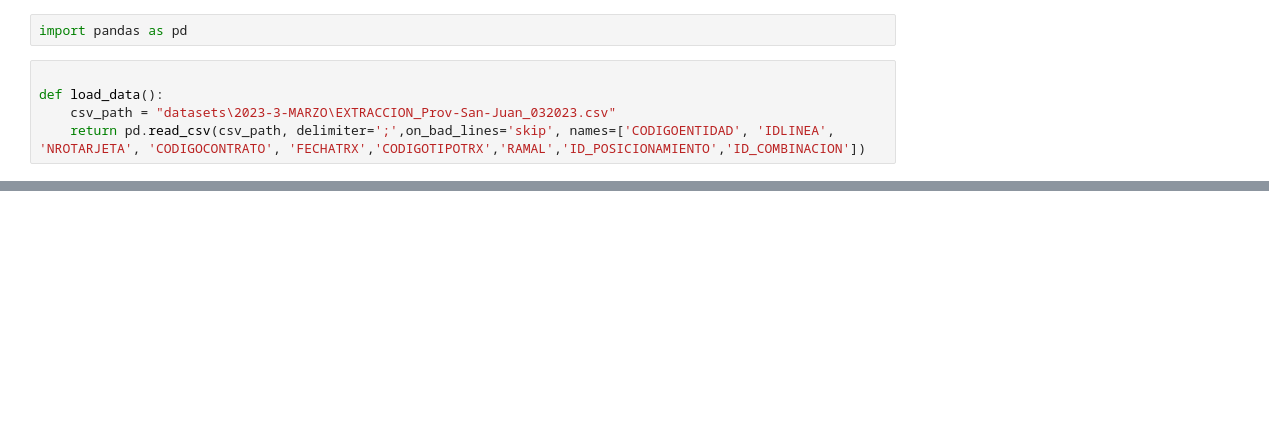
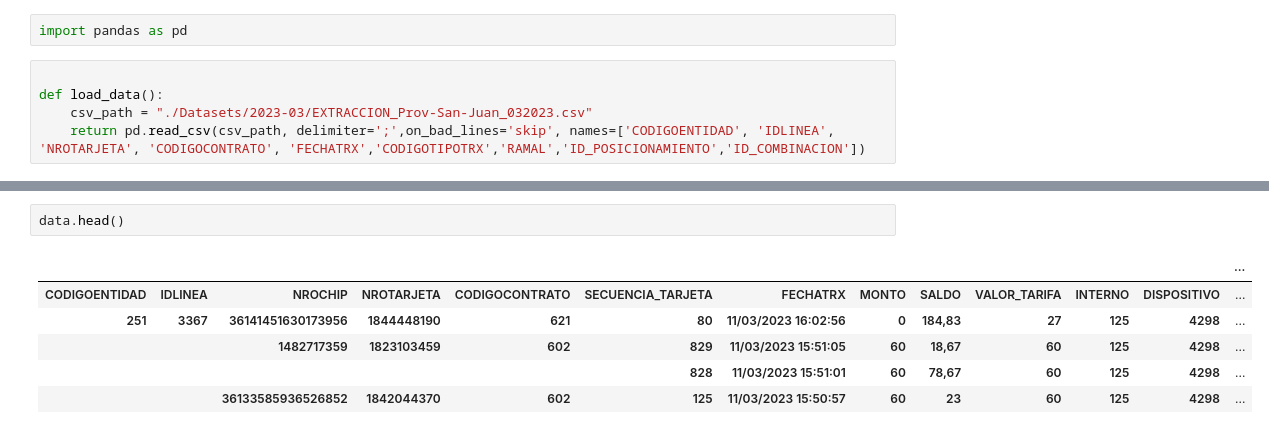
Before and after one commit to Ign4cho/ProyectoBI, a Jupyter notebook: EDA.ipynb, the cells around one changed output, grey strips where cells are left out. Drawn from its saved outputs; the diff is of its cells as text; blank space fills up the shorter version.

Commit message:
Inicialización del EDA con un principio de análisis del primer dataset

```diff
--- a/EDA.ipynb
+++ b/EDA.ipynb
@@ -3,7 +3,7 @@ import pandas as pd
 # %%
 
 def load_data():
-    csv_path = "datasets\2023-3-MARZO\EXTRACCION_Prov-San-Juan_032023.csv"
+    csv_path = "./Datasets/2023-03/EXTRACCION_Prov-San-Juan_032023.csv"
     return pd.read_csv(csv_path, delimiter=';',on_bad_lines='skip', names=['CODIGOENTIDAD', 'IDLINEA', 'NROTARJETA', 'CODIGOCONTRATO', 'FECHATRX','CODIGOTIPOTRX','RAMAL','ID_POSICIONAMIENTO','ID_COMBINACION'])
 # %%
 data=load_data()
@@ -17,0 +41,9 @@ data.describe()
+# %%
+data.head()
+# %% [output]
+|  |  |  |  |  |  |  |  |  |  |  |  | ... |
+| CODIGOENTIDAD | IDLINEA | NROCHIP | NROTARJETA | CODIGOCONTRATO | SECUENCIA_TARJETA | FECHATRX | MONTO | SALDO | VALOR_TARIFA | INTERNO | DISPOSITIVO | ... |
+| 251 | 3367 | 36141451630173956 | 1844448190 | 621 | 80 | 11/03/2023 16:02:56 | 0 | 184,83 | 27 | 125 | 4298 | ... |
+|  |  | 1482717359 | 1823103459 | 602 | 829 | 11/03/2023 15:51:05 | 60 | 18,67 | 60 | 125 | 4298 | ... |
+|  |  |  |  |  | 828 | 11/03/2023 15:51:01 | 60 | 78,67 | 60 | 125 | 4298 | ... |
+|  |  | 36133585936526852 | 1842044370 | 602 | 125 | 11/03/2023 15:50:57 | 60 | 23 | 60 | 125 | 4298 | ... |
```
Also changed, not shown: parts of 7 cells of this notebook.
